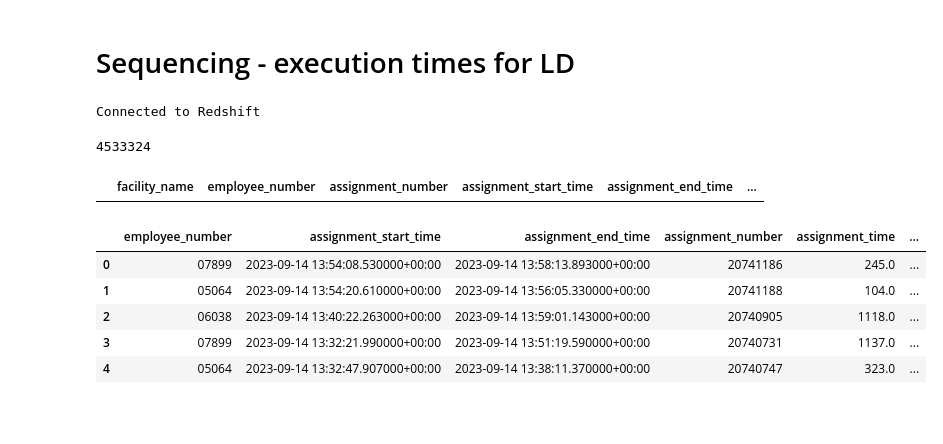
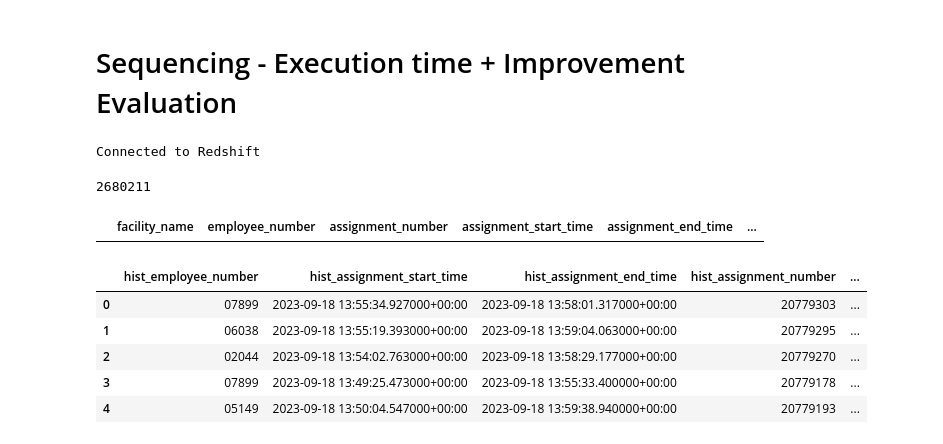
Before and after one commit to HasanVerses/batch_sequencing_optimization, a Jupyter notebook: notebooks/ld_computational_and_improvement_analysis.ipynb, the cells around one changed output. Cells and saved outputs as stored; diff of their text form; code cells hidden in the pictures; blank space fills up the shorter version.

```diff
--- a/notebooks/ld_computational_and_improvement_analysis.ipynb
+++ b/notebooks/ld_computational_and_improvement_analysis.ipynb
@@ -1,5 +1,5 @@
 # %% [markdown]
-# Sequencing - execution times for LD
+# Sequencing - Execution time + Improvement Evaluation
 # %%
 import pandas as pd
 import matplotlib.pyplot as plt
@@ -147,10 +147,10 @@ CASE WHEN order_type = '' THEN 'other' ELSE order_type END as order_type,
 client
 FROM stg_picks
 WHERE
---DATE_TRUNC('day', task_end_time) >= '2023-01-01'
---AND
---DATE_TRUNC('day', task_end_time) <= '2023-07-01'
---AND
+DATE_TRUNC('day', task_end_time) >= '2022-01-01'
+AND
+DATE_TRUNC('day', task_end_time) <= '2024-01-01'
+AND
 facility_name = 'LD'
 --AND
 --asile IN ('02', '03', '04', '05', '06', '07', '08', '09', '10', '11', '12', '13')
@@ -168,7 +168,7 @@ df = pd.DataFrame(results, columns=columns)
 total_num_records, _ = df.shape
 total_num_records
 # %% [output]
-4533324
+2680211
 # %%
 # Find Duplicated Records
 query = """WITH duplicates AS (
@@ -227,26 +227,30 @@ df.head()
 # %%
 # get the list of all historical assignments
 query = """SELECT
 employee_number,
 assignment_start_time,
 assignment_end_time,
 assignment_number,
 EXTRACT(epoch FROM (assignment_end_time - assignment_start_time)) as assignment_time,
 count(*) as assignment_length,
 min(task_start_time) as task_start_time,
 max(task_end_time) as task_end_time
 FROM RefPickData
 GROUP BY employee_number, assignment_start_time, assignment_end_time, assignment_number
---HAVING task_start_time between '2020-12-15' and '2022-05-12'
+--HAVING assignment_number = '20203779'
 ORDER BY task_start_time DESC"""
 results, columns = execute_query(query)
 historical_assginment = pd.DataFrame(results, columns=columns)
+
+historical_assginment.columns = ['hist_employee_number', 'hist_assignment_start_time', 'hist_assignment_end_time',
+       'hist_assignment_number', 'hist_assignment_time', 'hist_assignment_length',
+       'hist_task_start_time', 'hist_task_end_time']
 historical_assginment.head()
 # %% [output]
-|  | employee_number | assignment_start_time | assignment_end_time | assignment_number | assignment_time | ... |
-| 0 | 07899 | 2023-09-14 13:54:08.530000+00:00 | 2023-09-14 13:58:13.893000+00:00 | 20741186 | 245.0 | ... |
-| 1 | 05064 | 2023-09-14 13:54:20.610000+00:00 | 2023-09-14 13:56:05.330000+00:00 | 20741188 | 104.0 | ... |
-| 2 | 06038 | 2023-09-14 13:40:22.263000+00:00 | 2023-09-14 13:59:01.143000+00:00 | 20740905 | 1118.0 | ... |
-| 3 | 07899 | 2023-09-14 13:32:21.990000+00:00 | 2023-09-14 13:51:19.590000+00:00 | 20740731 | 1137.0 | ... |
-| 4 | 05064 | 2023-09-14 13:32:47.907000+00:00 | 2023-09-14 13:38:11.370000+00:00 | 20740747 | 323.0 | ... |
+|  | hist_employee_number | hist_assignment_start_time | hist_assignment_end_time | hist_assignment_number | ... |
+| 0 | 07899 | 2023-09-18 13:55:34.927000+00:00 | 2023-09-18 13:58:01.317000+00:00 | 20779303 | ... |
+| 1 | 06038 | 2023-09-18 13:55:19.393000+00:00 | 2023-09-18 13:59:04.063000+00:00 | 20779295 | ... |
+| 2 | 02044 | 2023-09-18 13:54:02.763000+00:00 | 2023-09-18 13:58:29.177000+00:00 | 20779270 | ... |
+| 3 | 07899 | 2023-09-18 13:49:25.473000+00:00 | 2023-09-18 13:55:33.400000+00:00 | 20779178 | ... |
+| 4 | 05149 | 2023-09-18 13:50:04.547000+00:00 | 2023-09-18 13:59:38.940000+00:00 | 20779193 | ... |
 # %%
```
Also changed, not shown: parts of 20 cells of this notebook.
